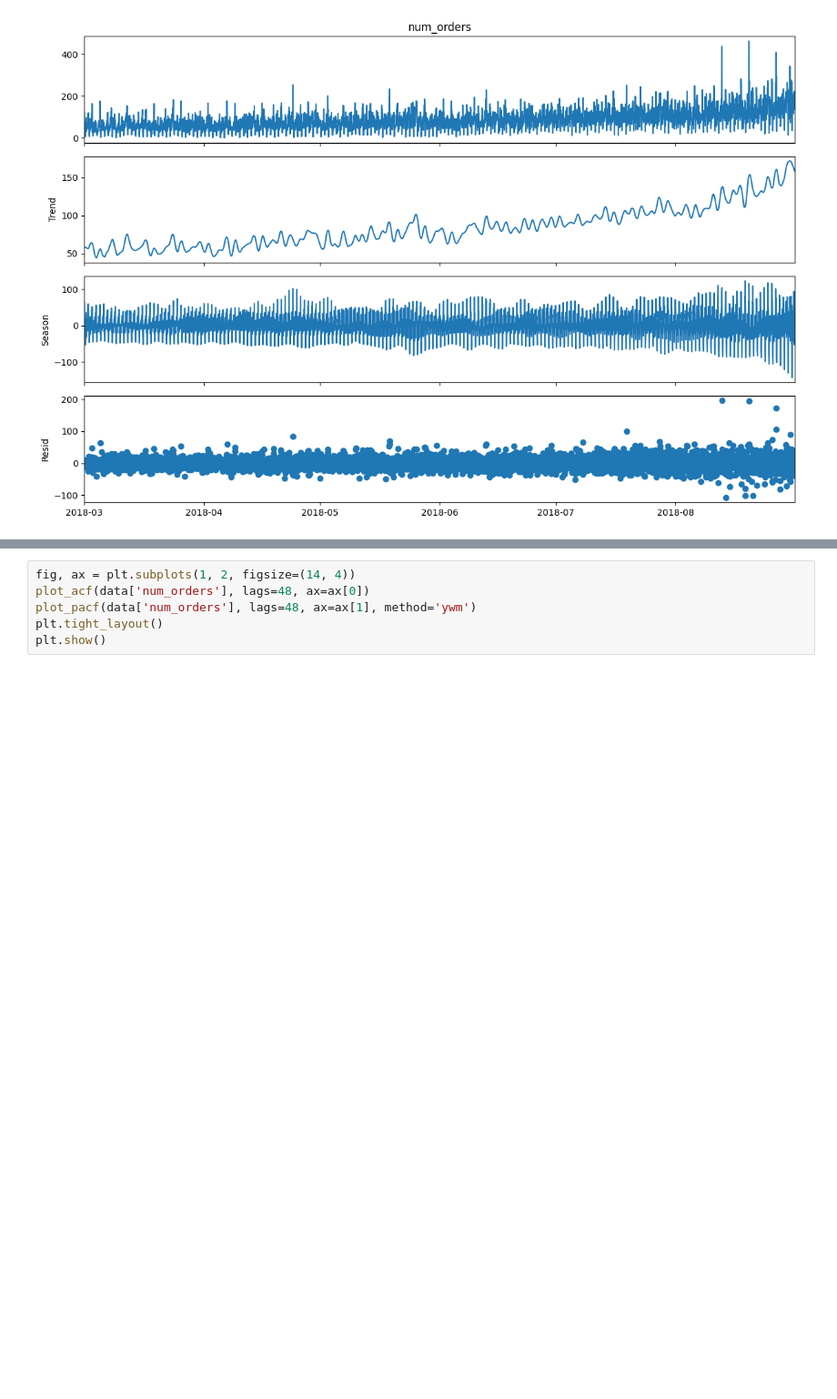
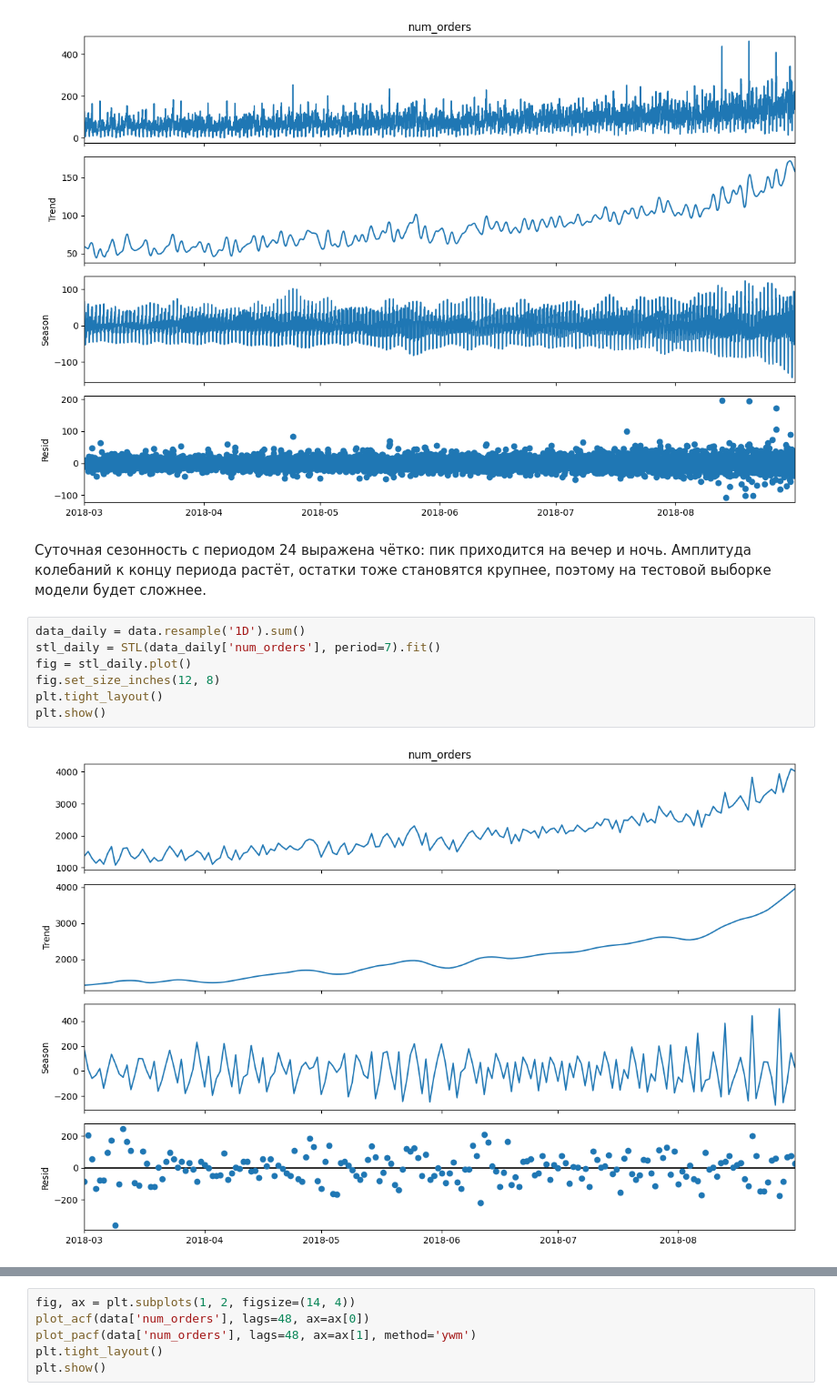
Before and after one commit to riubi/test-taxi-predict, a Jupyter notebook: taxi_forecast.ipynb, the cells around one changed output, grey strips where cells are left out. Shown at 91% size. Saved outputs shown, nothing was run; the diff lists cells and outputs as text; blank space fills up the shorter version.

```diff
--- a/taxi_forecast.ipynb
+++ b/taxi_forecast.ipynb
@@ -78,3 +82,14 @@ plt.tight_layout()
 plt.show()
 # %% [output]
 [figure]
+# %% [markdown]
+Суточная сезонность с периодом 24 выражена чётко: пик приходится на вечер и ночь. Амплитуда колебаний к концу периода растёт, остатки тоже становятся крупнее, поэтому на тестовой выборке модели будет сложнее.
+# %%
+data_daily = data.resample('1D').sum()
+stl_daily = STL(data_daily['num_orders'], period=7).fit()
+fig = stl_daily.plot()
+fig.set_size_inches(12, 8)
+plt.tight_layout()
+plt.show()
+# %% [output]
+[figure, added]
```
Also changed, not shown: parts of 21 cells of this notebook.
